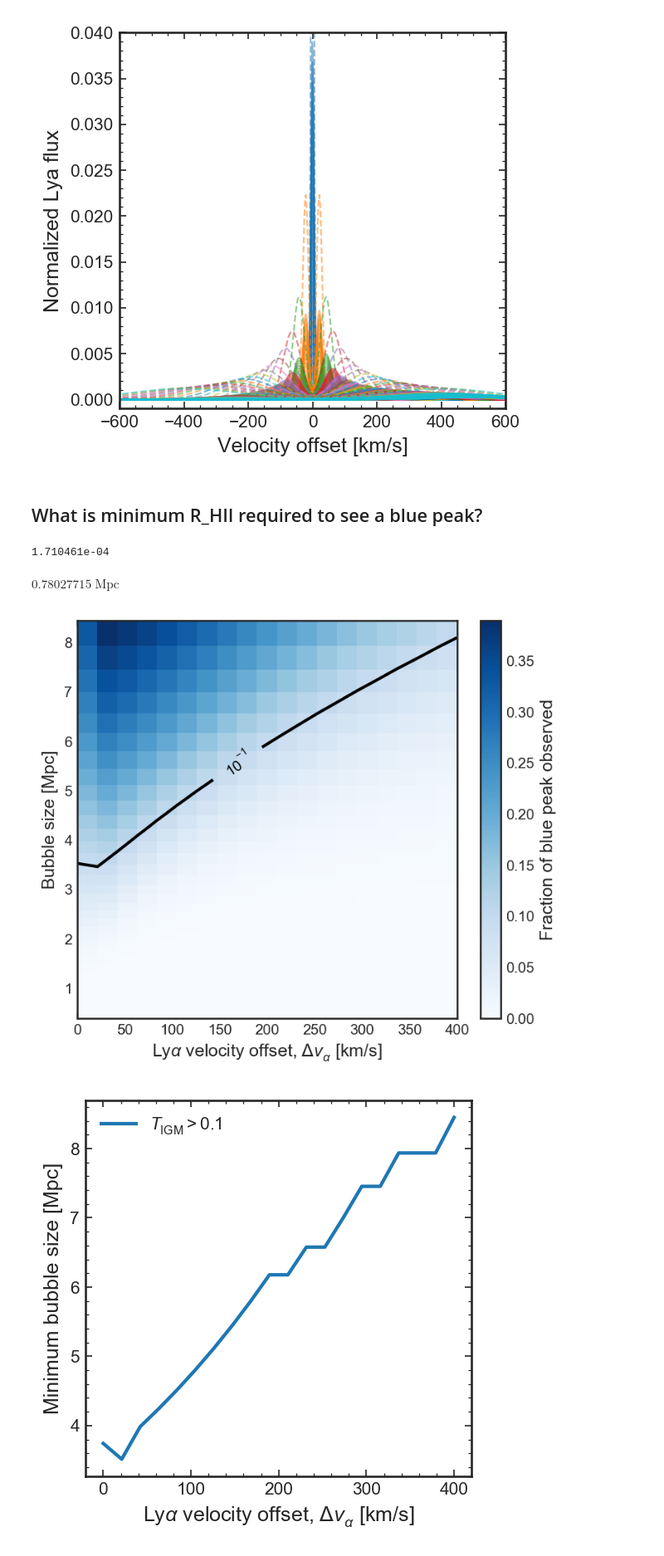
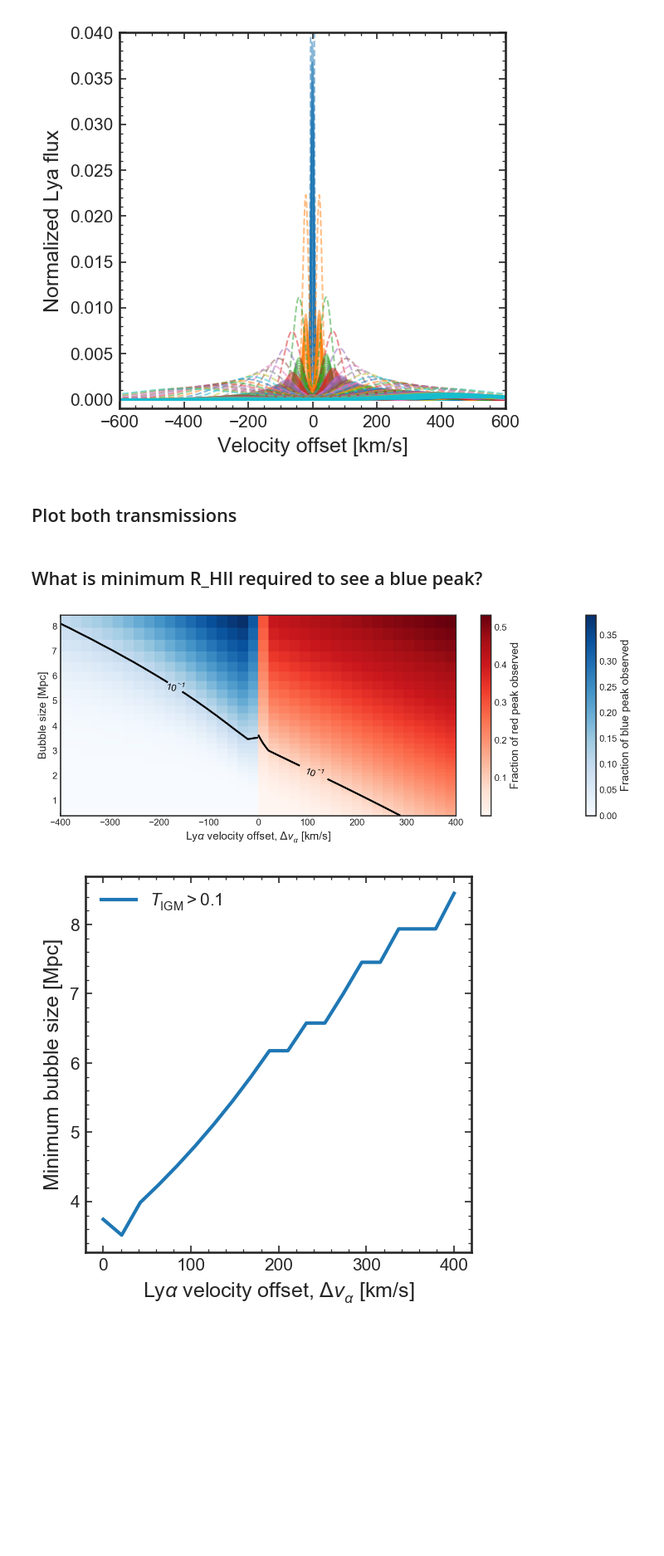
Before and after one commit to charlottenosam/LyaLineshapes, a Jupyter notebook: notebooks/bubble_size_lya_DV.ipynb, the cells around one changed output. Shown at 83% size. Cells and saved outputs as stored; diff of their text form; code cells hidden in the pictures; blank space fills up the shorter version.

```diff
--- a/notebooks/bubble_size_lya_DV.ipynb
+++ b/notebooks/bubble_size_lya_DV.ipynb
@@ -404,11 +345,0 @@ plt.plot(R3['t'], (R3['y'].T)**(1./3.))
-# %%
-ztab = np.linspace(6., 10.)
-
-R = np.zeros_like(ztab)
-for zz, z in enumerate(ztab):
-    z_i_tab = np.linspace(0., z)
-    R3 = np.trapz(integrating_factor(z=z_i_tab)*Q(z_i_tab), z_i_tab)/integrating_factor(z=z)
-    R[zz] = R3.value**(1./3.)
-
-plt.plot(ztab, R/R_stromgren(ztab))
-# plt.plot(ztab, R_stromgren(ztab))
@@ -992,3 +1031,5 @@ plt.ylabel('Normalized Lya flux')
 # %% [output]
 Text(0, 0.5, 'Normalized Lya flux')
 [figure]
+# %% [markdown]
+## Plot both transmissions
@@ -995,35 +1057,42 @@ Text(0, 0.5, 'Normalized Lya flux')
 # %% [markdown]
 ## What is minimum R_HII required to see a blue peak?
-# %%
-print('%e' % bubbles.n_H(z=9.1).value)
-
-((3*1e70/4/np.pi/bubbles.n_H(z=9.1))**(1./3.)).to(u.Mpc)
-# %% [output]
-1.710461e-04
-$0.78027715 \; \mathrm{Mpc}$
 # %%
-plt.figure(figsize=(5.8, 5))
+plt.figure(figsize=(12, 4))
 
-im = plt.pcolormesh(line_DV, R_ion_tab, Tigm_blue.T, cmap='Blues')
-plt.colorbar(im, label=r'Fraction of blue peak observed')
+im_blue = plt.pcolormesh(-line_DV, R_ion_tab, Tigm_blue.T, cmap='Blues')
+plt.colorbar(im_blue, label=r'Fraction of blue peak observed')
 
 # Tigm_levels = [0.001, 0.01, 0.1]
 # linestyles=['solid', 'dashed', 'dotted']
 Tigm_levels = [0.1]
-cs = plt.contour(line_DV, R_ion_tab, Tigm_blue.T, levels=Tigm_levels,
+cs = plt.contour(-line_DV, R_ion_tab, Tigm_blue.T, levels=Tigm_levels,
                  colors='k')
 
 fmt = ticker.LogFormatterMathtext()
 fmt.create_dummy_axis()
 
 plt.clabel(cs, cs.levels, inline_spacing=20., fmt=fmt)
 
+im_red = plt.pcolormesh(line_DV, R_ion_tab, Tigm_red.T, cmap='Reds')
+
+Tigm_levels = [0.001, 0.01, 0.1]
+Tigm_levels = [0.1]
+
+linestyles=['dotted', 'dashed', 'solid']
+linestyles=['solid']
+cs = plt.contour(line_DV, R_ion_tab, Tigm_red.T, levels=Tigm_levels,
+                 colors='k', linestyles=linestyles)
+
+# ax.Tick.zorder = 1000
+plt.clabel(cs, cs.levels, inline_spacing=20., fmt=fmt)
+plt.colorbar(im_red, label=r'Fraction of red peak observed')
+
 plt.ylabel('Bubble size [Mpc]')
 plt.xlabel(r'Ly$\alpha$ velocity offset, $\Delta v_\alpha$ [km/s]')
 
-plt.savefig('transmission_bubblesize_deltav_bluepeak.pdf', bbox_inches='tight')
+plt.savefig('../figs/transmission_bubblesize_deltav.pdf', bbox_inches='tight')
 # %% [output]
-[figure, old version]
+[figure, new version]
 # %%
 Tcut = 0.1
 min_bubble_size = np.zeros(len(lines))
```
Also changed, not shown: parts of 16 cells of this notebook, 3 other files.
